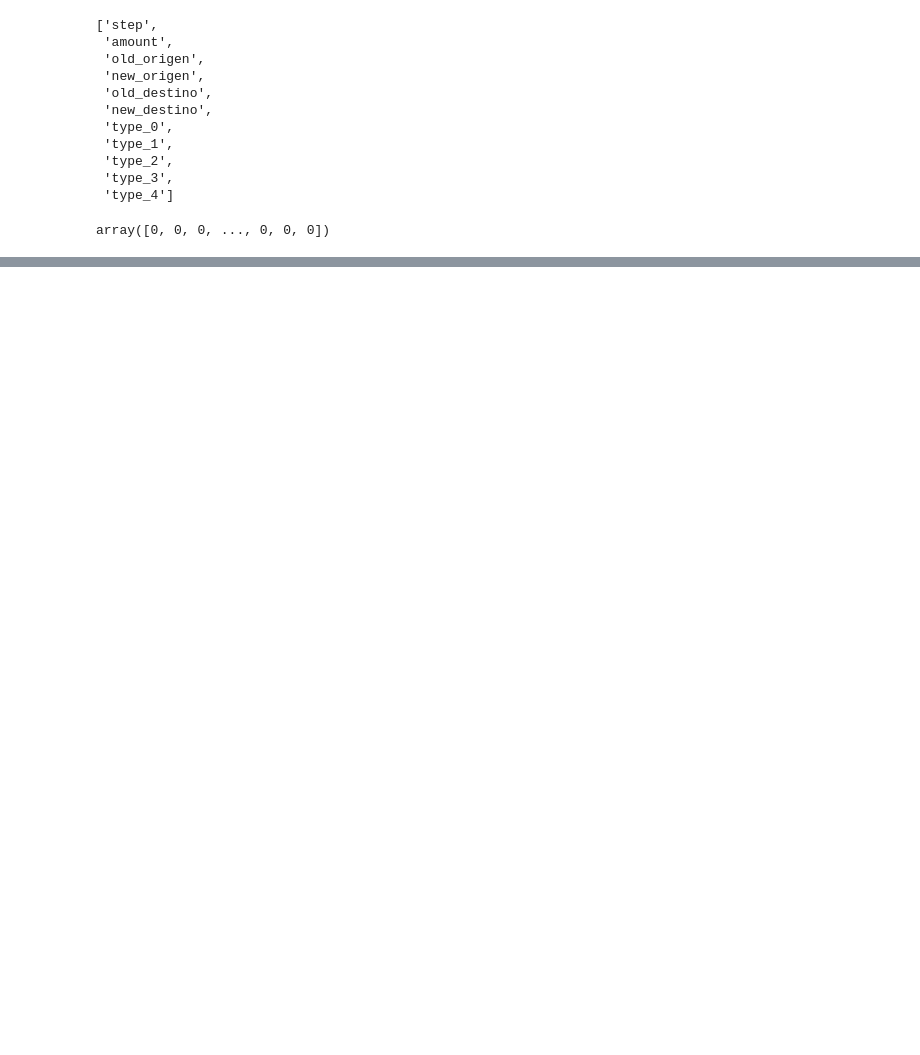
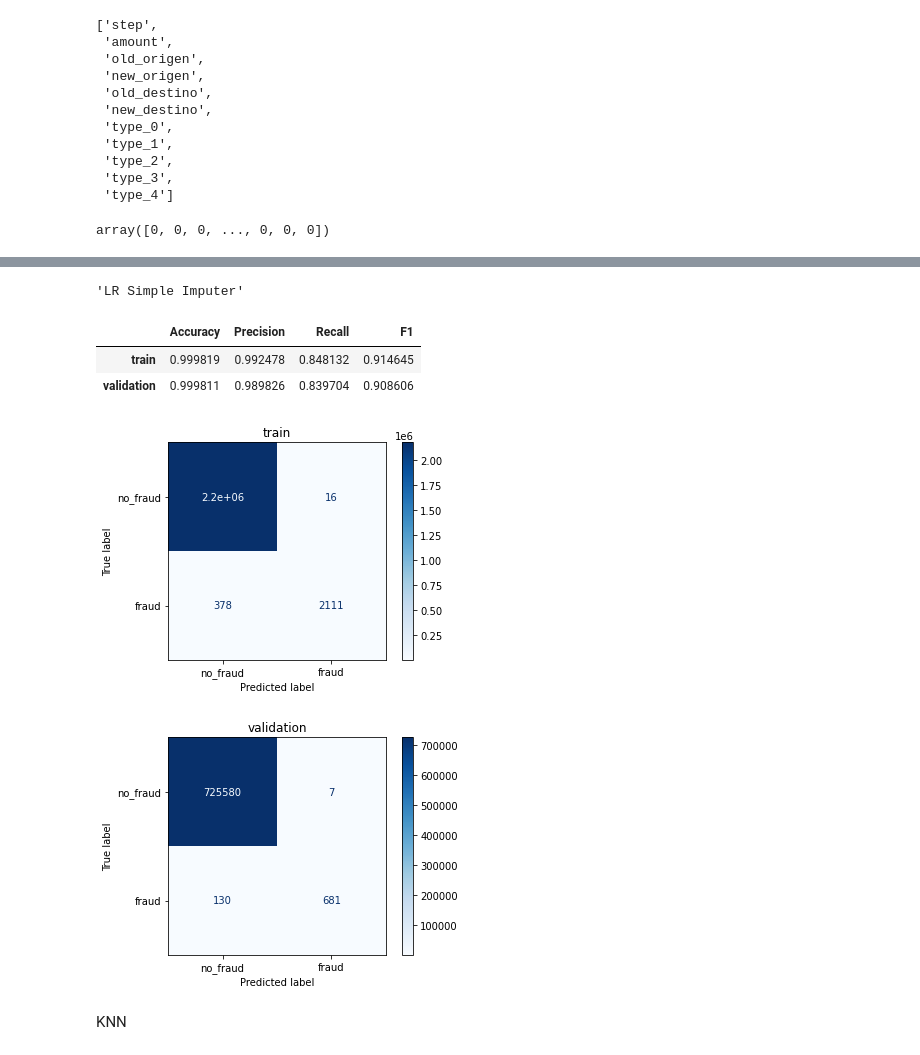
Before and after one commit to UlisesCravero/tp_ml_grupo_9, a Jupyter notebook: experimentation.ipynb, the cells around one changed output, grey strips where cells are left out. Saved outputs shown, nothing was run; the diff lists cells and outputs as text; code cells hidden in the pictures; blank space fills up the shorter version.

```diff
--- a/experimentation.ipynb
+++ b/experimentation.ipynb
@@ -173,0 +180,42 @@ np.float64(0.5427937915742794)
+# %%
+def evaluate_model(model, set_names=('train', 'validation'), title='', show_cm=False):
+    if title:
+        display(title)
+
+    final_metrics = {
+        'Accuracy': [],
+        'Precision': [],
+        'Recall': [],
+        'F1': [],
+    }
+
+    for i, frauds in enumerate(set_names):
+        assert frauds in ['train', 'validation', 'test']
+        set_data = globals()[frauds]  # <- hack feo...
+
+        y = set_data.is_fraud
+        y_pred = model.predict(set_data)
+        final_metrics['Accuracy'].append(metrics.accuracy_score(y, y_pred))
+        final_metrics['Precision'].append(metrics.precision_score(y, y_pred))
+        final_metrics['Recall'].append(metrics.recall_score(y, y_pred))
+        final_metrics['F1'].append(metrics.f1_score(y, y_pred))
+
+        if show_cm:
+            cm = metrics.confusion_matrix(y, y_pred)
+            cm_plot = metrics.ConfusionMatrixDisplay(confusion_matrix=cm,
+                                                     display_labels=['no_fraud', 'fraud'])
+            cm_plot.plot(cmap="Blues")
+            cm_plot.ax_.set_title(frauds)
+
+    display(pd.DataFrame(final_metrics, index=set_names))
+# %%
+evaluate_model(lr_model_si, title='LR Simple Imputer', show_cm=True)
+# %% [output]
+'LR Simple Imputer'
+|  | Accuracy | Precision | Recall | F1 |
+| train | 0.999819 | 0.992478 | 0.848132 | 0.914645 |
+| validation | 0.999811 | 0.989826 | 0.839704 | 0.908606 |
+[figure, added]
+[figure, added]
+# %% [markdown]
+KNN
```
Also changed, not shown: parts of 15 cells of this notebook.
